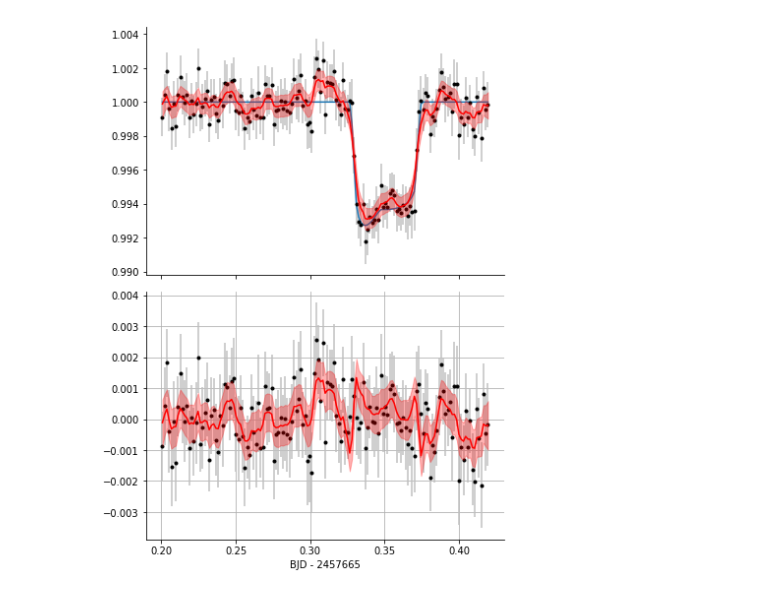
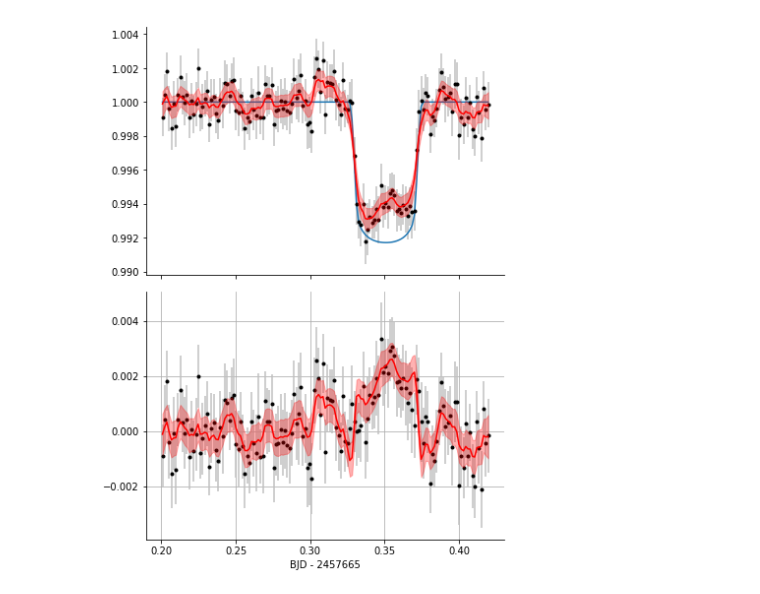
Before and after one commit to bmorris3/trappist1g_spots, a Jupyter notebook: stsp/model_comparison.ipynb, the cells around one changed output. Cells and saved outputs as stored; diff of their text form; code cells hidden in the pictures.

```diff
--- a/stsp/model_comparison.ipynb
+++ b/stsp/model_comparison.ipynb
@@ -134,61 +132,35 @@ Best spot temperature: 2059.2045952521853 K
 # %%
-class MeanModelSTSP(Model):
-    def get_value(self, t):
-        return np.interp(t, bjd, model)
+mean_model_spotless = MeanModelNoSpot()
 
-mean_model_stsp = MeanModelSTSP()
-
-kernel = terms.RealTerm(log_a=-20, log_c=log_c_median,
-                        bounds=bounds)
-
-gp = celerite.GP(kernel, mean=mean_model_stsp, fit_mean=True)
+gp = celerite.GP(kernel, mean=mean_model_spotless)#, fit_mean=True)
+gp.set_parameter_vector(soln_stsp)
 gp.compute(times - original_params.t0, errors)
 
-# Define a cost function
-def neg_log_like(params, y, gp):
-    gp.set_parameter_vector(params)
-    return -gp.log_likelihood(y)
-
-def grad_neg_log_like(params, y, gp):
-    gp.set_parameter_vector(params)
-    return -gp.grad_log_likelihood(y)[1]
-
-# Fit for the maximum likelihood parameters
-initial_params = gp.get_parameter_vector()
-bounds = gp.get_parameter_bounds()
-soln = minimize(neg_log_like, initial_params, #jac=grad_neg_log_like,
-                method="L-BFGS-B", bounds=bounds, args=(fluxes, gp))
-gp.set_parameter_vector(soln.x)
-soln_stsp = soln.x
-gp.compute(times - original_params.t0, errors)
-
-#final_lnlikelihood_stsp = gp.log_likelihood(fluxes)
-
-final_lnlikelihood_stsp = 0.5 * np.sum((mu - fluxes)**2 / errors**2)
+final_lnlikelihood_nospots = gp.log_likelihood(fluxes)
 
 mu, var = gp.predict(fluxes, times - original_params.t0, return_var=True)
 std = np.sqrt(var)
 
 tmid = int(times.mean())
 fig, ax = plt.subplots(2, 1, figsize=(6, 8), sharex=True)
 ax[0].errorbar(times - tmid, fluxes, errors, fmt='.', color='k', ecolor='silver')
 ax[0].fill_between(times - tmid, mu-std, mu+std, color='r', zorder=10, alpha=0.3)
 ax[0].plot(times - tmid, mu, color='r', zorder=10)
-ax[0].plot(bjd - tmid, model)
+ax[0].plot(bjd - tmid, transit_model_g)
 
-ax[1].errorbar(times - tmid, fluxes - model, errors, fmt='.', color='k', ecolor='silver')
-ax[1].fill_between(times - tmid, mu-std-model, mu+std-model, color='r', zorder=10, alpha=0.3)
-ax[1].plot(times - tmid, mu - model, color='r', zorder=10)
+ax[1].errorbar(times - tmid, fluxes - transit_model_g, errors, fmt='.', color='k', ecolor='silver')
+ax[1].fill_between(times - tmid, mu-std-transit_model_g, mu+std-transit_model_g, color='r', zorder=10, alpha=0.3)
+ax[1].plot(times - tmid, mu - transit_model_g, color='r', zorder=10)
 ax[1].grid()
 ax[1].set_xlabel('BJD - {0}'.format(tmid))
 for axis in ax:
     for j in ['right', 'top']:
         axis.spines[j].set_visible(False)
 
 fig.tight_layout()
-fig.savefig('gp_spots.png', dpi=200, bbox_inches='tight')
+fig.savefig('gp.png', dpi=200, bbox_inches='tight')
 # %% [output]
-[figure, old version]
+[figure, new version]
 # %%
 final_lnlikelihood_nospots, final_lnlikelihood_stsp
 # %% [output]
```
Also changed, not shown: parts of 5 cells of this notebook.
